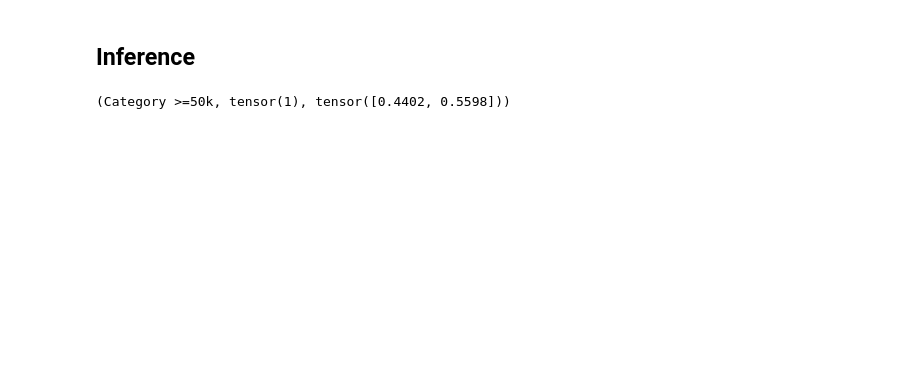
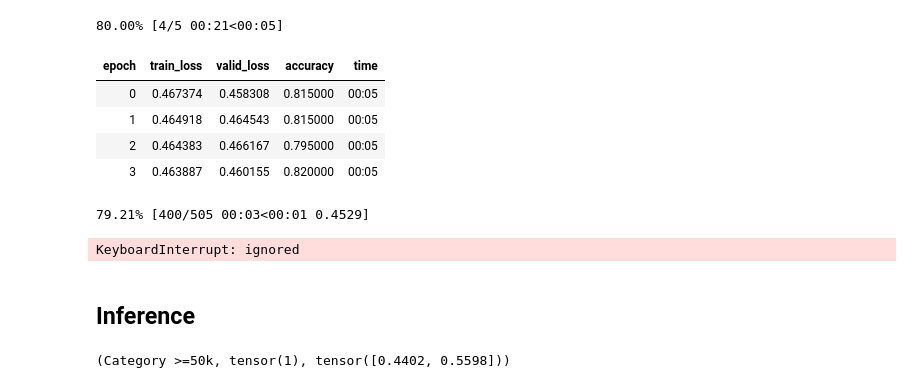
Before and after one commit to aryanfaghihi/ai-course, a Jupyter notebook: Tabular.ipynb, the cells around one changed output. Cells and saved outputs as stored; diff of their text form; code cells hidden in the pictures; blank space fills up the shorter version.

```diff
--- a/Tabular.ipynb
+++ b/Tabular.ipynb
@@ -48,3 +225,16 @@ Total time: 00:03
+# %%
+learn = tabular_learner(train, layers=[200,100], metrics=accuracy)
+# %%
+learn.fit(5)
+# %% [output]
+80.00% [4/5 00:21<00:05]
+| epoch | train_loss | valid_loss | accuracy | time |
+| 0 | 0.467374 | 0.458308 | 0.815000 | 00:05 |
+| 1 | 0.464918 | 0.464543 | 0.815000 | 00:05 |
+| 2 | 0.464383 | 0.466167 | 0.795000 | 00:05 |
+| 3 | 0.463887 | 0.460155 | 0.820000 | 00:05 |
+79.21% [400/505 00:03<00:01 0.4529]
+KeyboardInterrupt: ignored
 # %% [markdown]
 ## Inference
 # %%
```
Also changed, not shown: parts of 50 cells of this notebook.
